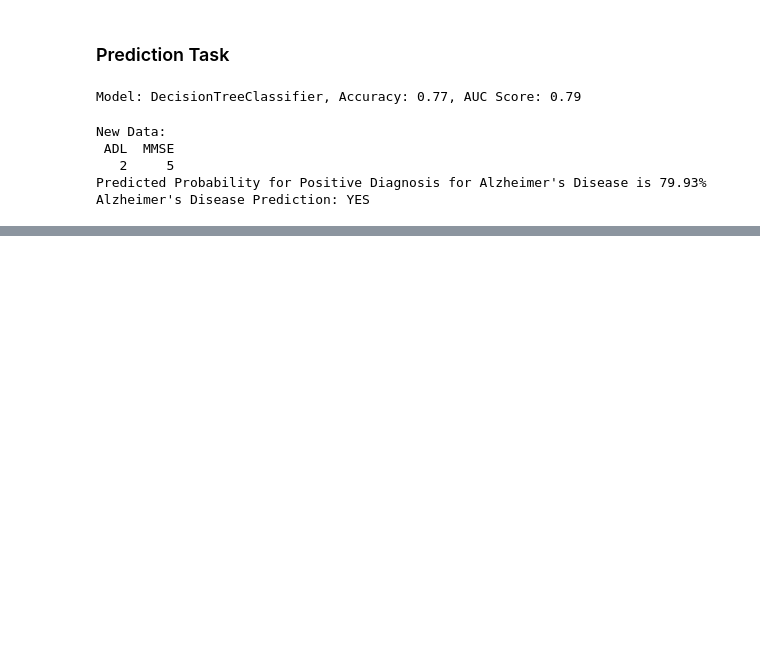
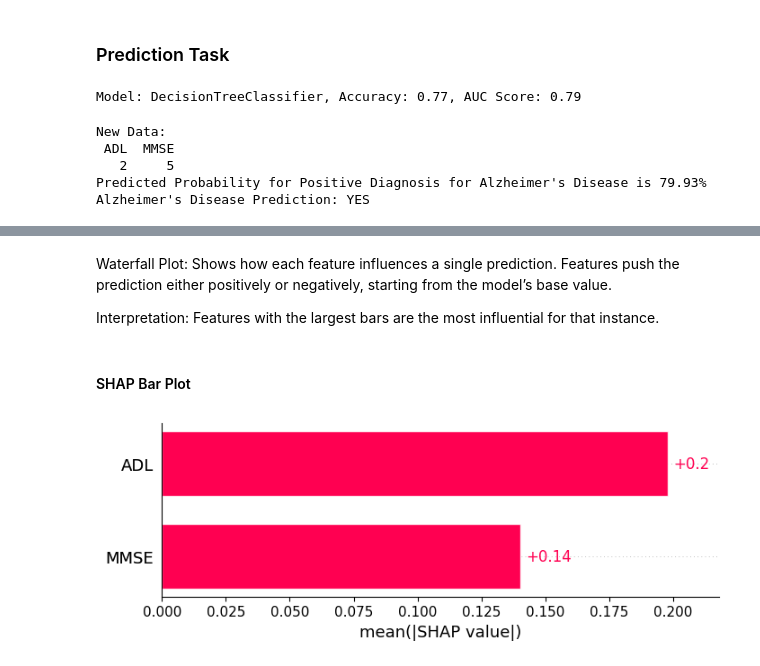
Before and after one commit to ggryschek/NK_SS_DashBoard, a Jupyter notebook: analysis/NK_SS_Predictive_Analysis.ipynb, the cells around one changed output, grey strips where cells are left out. Drawn from its saved outputs; the diff is of its cells as text; code cells hidden in the pictures; blank space fills up the shorter version.

```diff
--- a/analysis/NK_SS_Predictive_Analysis.ipynb
+++ b/analysis/NK_SS_Predictive_Analysis.ipynb
@@ -853,0 +885,11 @@ Alzheimer's Disease Prediction: YES
+# %% [markdown]
+Waterfall Plot: Shows how each feature influences a single prediction. Features push the prediction either positively or negatively, starting from the model’s base value.
+
+Interpretation: Features with the largest bars are the most influential for that instance.
+# %% [markdown]
+#### SHAP Bar Plot
+# %%
+# Global feature importance (bar plot) for the positive class (entire dataset)
+shap.plots.bar(shap_values_class1)
+# %% [output]
+[figure, added]
```
Also changed, not shown: parts of 15 cells of this notebook.
